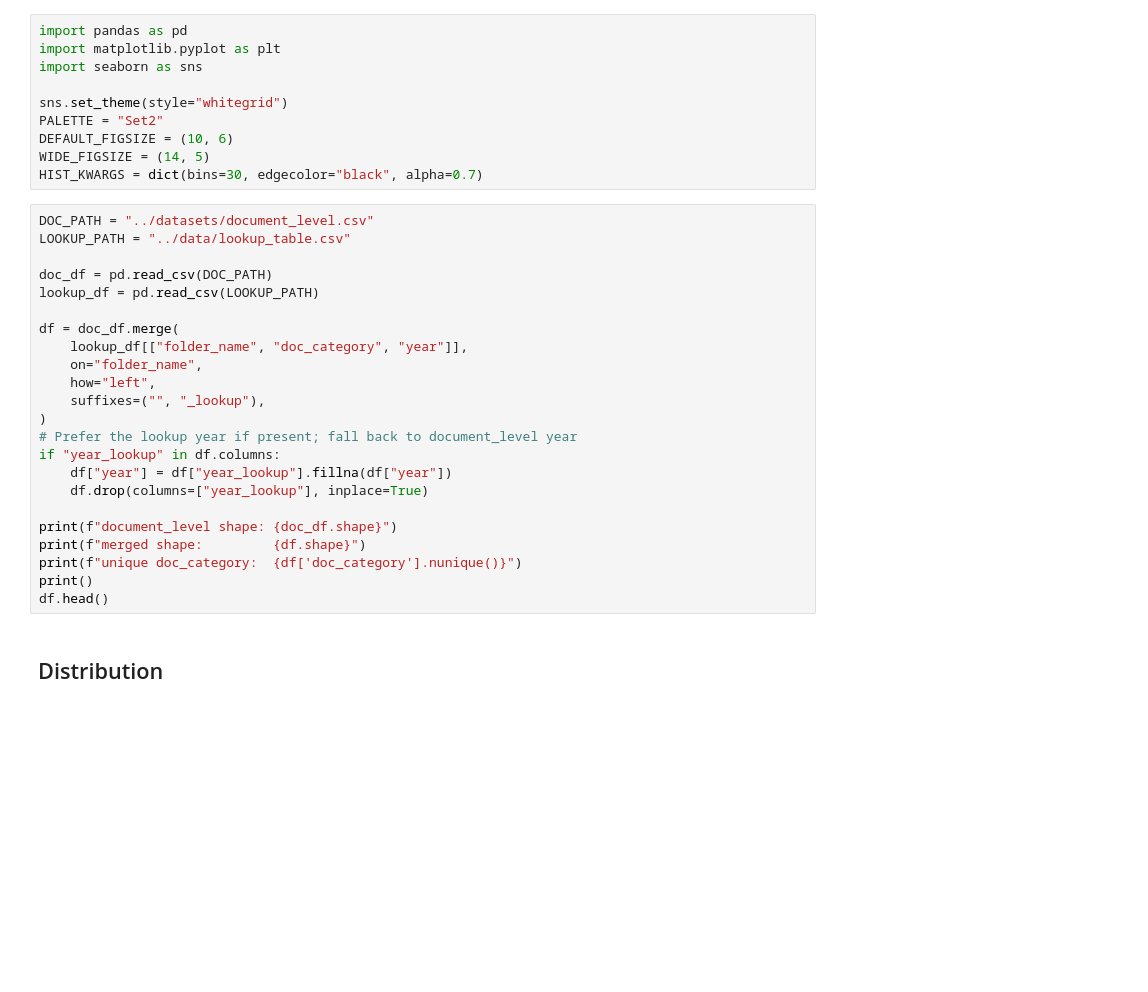
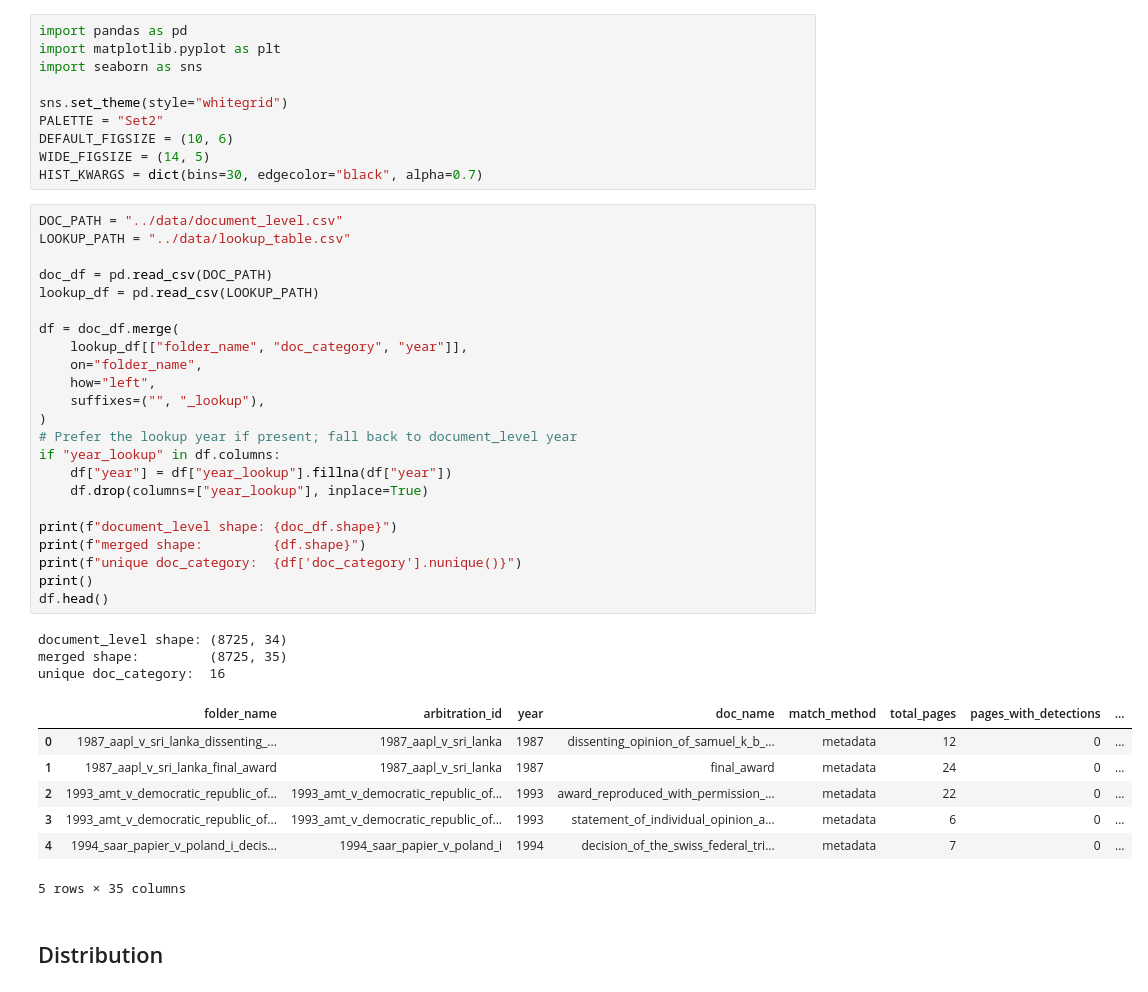
Before and after one commit to KevinNavarreteParra/redactions_checker_demo, a Jupyter notebook: notebooks/doc_category_eda.ipynb, the cells around one changed output. Saved outputs shown, nothing was run; the diff lists cells and outputs as text; blank space fills up the shorter version.

Commit message:
generated redaction data and did some very preliminary EDA
Co-Authored-By: Claude Opus 4.6 <noreply@anthropic.com>

```diff
--- a/notebooks/doc_category_eda.ipynb
+++ b/notebooks/doc_category_eda.ipynb
@@ -14,28 +14,39 @@ DEFAULT_FIGSIZE = (10, 6)
 WIDE_FIGSIZE = (14, 5)
 HIST_KWARGS = dict(bins=30, edgecolor="black", alpha=0.7)
 # %%
-DOC_PATH = "../datasets/document_level.csv"
+DOC_PATH = "../data/document_level.csv"
 LOOKUP_PATH = "../data/lookup_table.csv"
 
 doc_df = pd.read_csv(DOC_PATH)
 lookup_df = pd.read_csv(LOOKUP_PATH)
 
 df = doc_df.merge(
     lookup_df[["folder_name", "doc_category", "year"]],
     on="folder_name",
     how="left",
     suffixes=("", "_lookup"),
 )
 # Prefer the lookup year if present; fall back to document_level year
 if "year_lookup" in df.columns:
     df["year"] = df["year_lookup"].fillna(df["year"])
     df.drop(columns=["year_lookup"], inplace=True)
 
 print(f"document_level shape: {doc_df.shape}")
 print(f"merged shape:         {df.shape}")
 print(f"unique doc_category:  {df['doc_category'].nunique()}")
 print()
 df.head()
+# %% [output]
+document_level shape: (8725, 34)
+merged shape:         (8725, 35)
+unique doc_category:  16
+|  | folder_name | arbitration_id | year | doc_name | match_method | total_pages | pages_with_detections | ... |
+| 0 | 1987_aapl_v_sri_lanka_dissenting_... | 1987_aapl_v_sri_lanka | 1987 | dissenting_opinion_of_samuel_k_b_... | metadata | 12 | 0 | ... |
+| 1 | 1987_aapl_v_sri_lanka_final_award | 1987_aapl_v_sri_lanka | 1987 | final_award | metadata | 24 | 0 | ... |
+| 2 | 1993_amt_v_democratic_republic_of... | 1993_amt_v_democratic_republic_of... | 1993 | award_reproduced_with_permission_... | metadata | 22 | 0 | ... |
+| 3 | 1993_amt_v_democratic_republic_of... | 1993_amt_v_democratic_republic_of... | 1993 | statement_of_individual_opinion_a... | metadata | 6 | 0 | ... |
+| 4 | 1994_saar_papier_v_poland_i_decis... | 1994_saar_papier_v_poland_i | 1994 | decision_of_the_swiss_federal_tri... | metadata | 7 | 0 | ... |
+5 rows × 35 columns
 # %% [markdown]
 ## Distribution
 # %%
```
Also changed, not shown: parts of 10 cells of this notebook, 6 other files.
